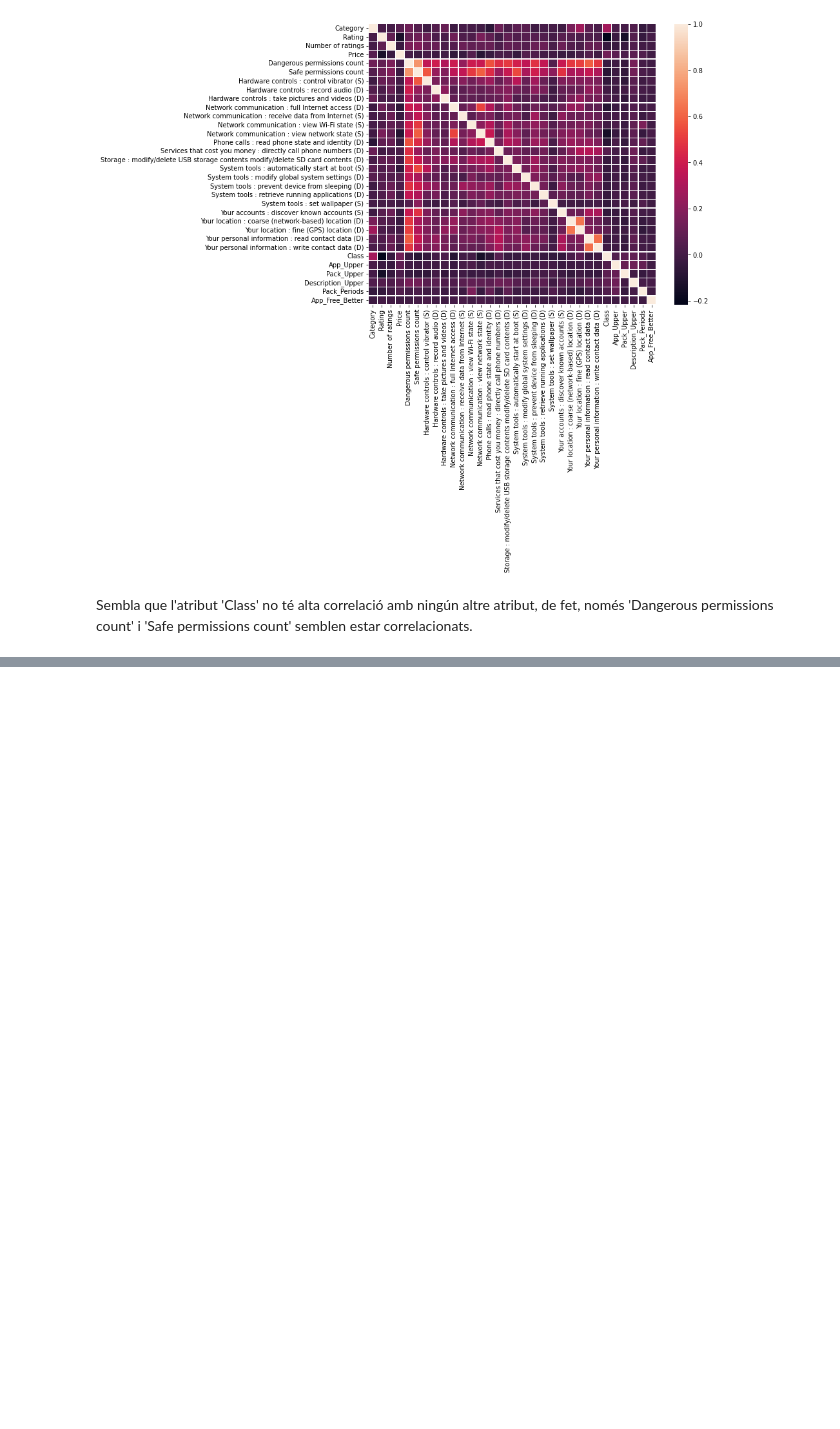
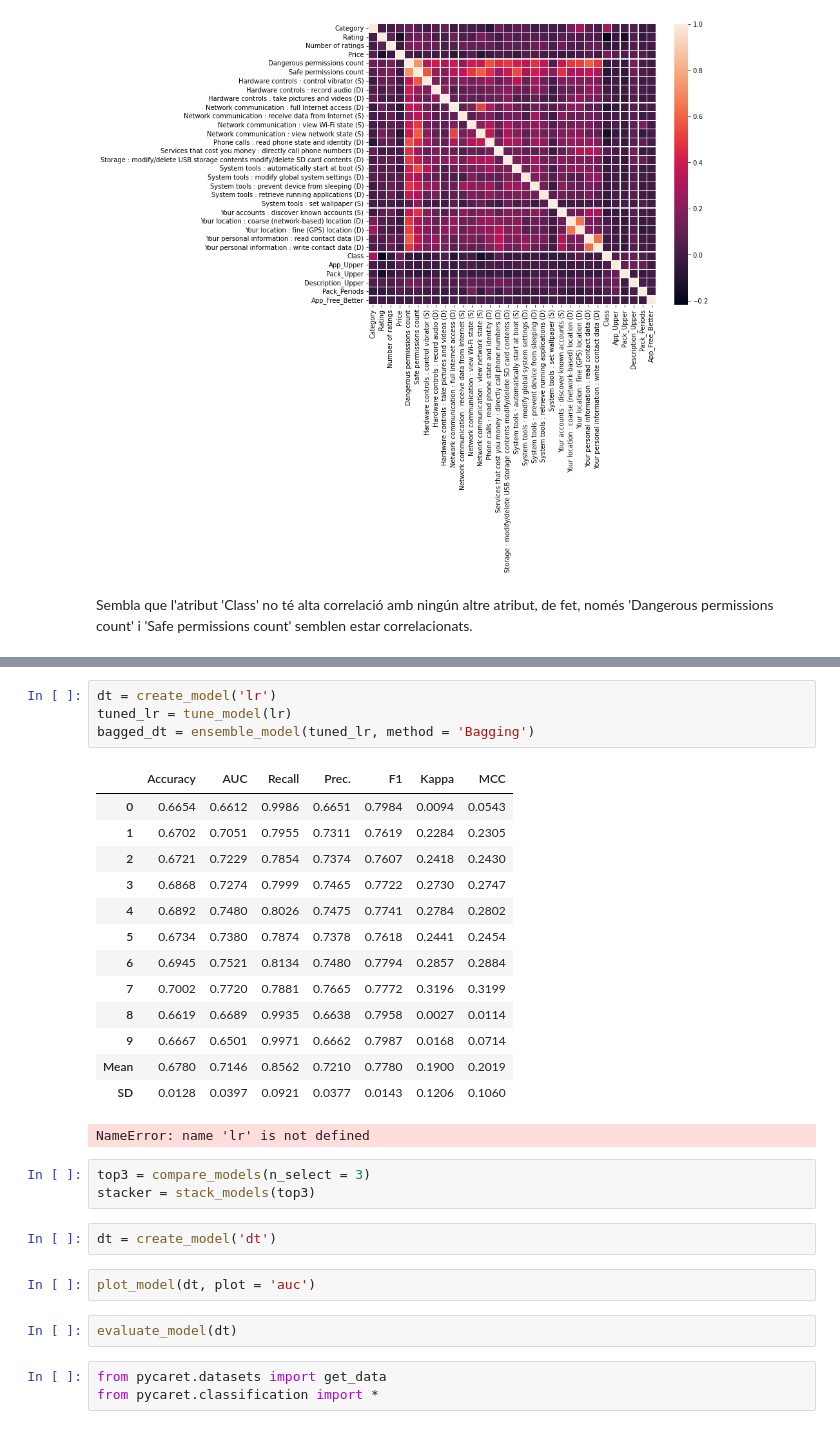
Before and after one commit to isotopi/Android_Permission, a Jupyter notebook: notebooks/android_permission.ipynb, the cells around one changed output, grey strips where cells are left out. Saved outputs shown, nothing was run; the diff lists cells and outputs as text; blank space fills up the shorter version.

```diff
--- a/notebooks/android_permission.ipynb
+++ b/notebooks/android_permission.ipynb
@@ -159,0 +289,31 @@ Sembla que l'atribut 'Class' no té alta correlació amb ningún altre atribut,
+# %%
+dt = create_model('lr')
+tuned_lr = tune_model(lr)
+bagged_dt = ensemble_model(tuned_lr, method = 'Bagging')
+# %% [output]
+|  | Accuracy | AUC | Recall | Prec. | F1 | Kappa | MCC |
+| 0 | 0.6654 | 0.6612 | 0.9986 | 0.6651 | 0.7984 | 0.0094 | 0.0543 |
+| 1 | 0.6702 | 0.7051 | 0.7955 | 0.7311 | 0.7619 | 0.2284 | 0.2305 |
+| 2 | 0.6721 | 0.7229 | 0.7854 | 0.7374 | 0.7607 | 0.2418 | 0.2430 |
+| 3 | 0.6868 | 0.7274 | 0.7999 | 0.7465 | 0.7722 | 0.2730 | 0.2747 |
+| 4 | 0.6892 | 0.7480 | 0.8026 | 0.7475 | 0.7741 | 0.2784 | 0.2802 |
+| 5 | 0.6734 | 0.7380 | 0.7874 | 0.7378 | 0.7618 | 0.2441 | 0.2454 |
+| 6 | 0.6945 | 0.7521 | 0.8134 | 0.7480 | 0.7794 | 0.2857 | 0.2884 |
+| 7 | 0.7002 | 0.7720 | 0.7881 | 0.7665 | 0.7772 | 0.3196 | 0.3199 |
+| 8 | 0.6619 | 0.6689 | 0.9935 | 0.6638 | 0.7958 | 0.0027 | 0.0114 |
+| 9 | 0.6667 | 0.6501 | 0.9971 | 0.6662 | 0.7987 | 0.0168 | 0.0714 |
+| Mean | 0.6780 | 0.7146 | 0.8562 | 0.7210 | 0.7780 | 0.1900 | 0.2019 |
+| SD | 0.0128 | 0.0397 | 0.0921 | 0.0377 | 0.0143 | 0.1206 | 0.1060 |
+NameError: name 'lr' is not defined
+# %%
+top3 = compare_models(n_select = 3)
+stacker = stack_models(top3)
+# %%
+dt = create_model('dt')
+# %%
+plot_model(dt, plot = 'auc')
+# %%
+evaluate_model(dt)
+# %%
+from pycaret.datasets import get_data
+from pycaret.classification import *
```
Also changed, not shown: parts of 24 cells of this notebook.
